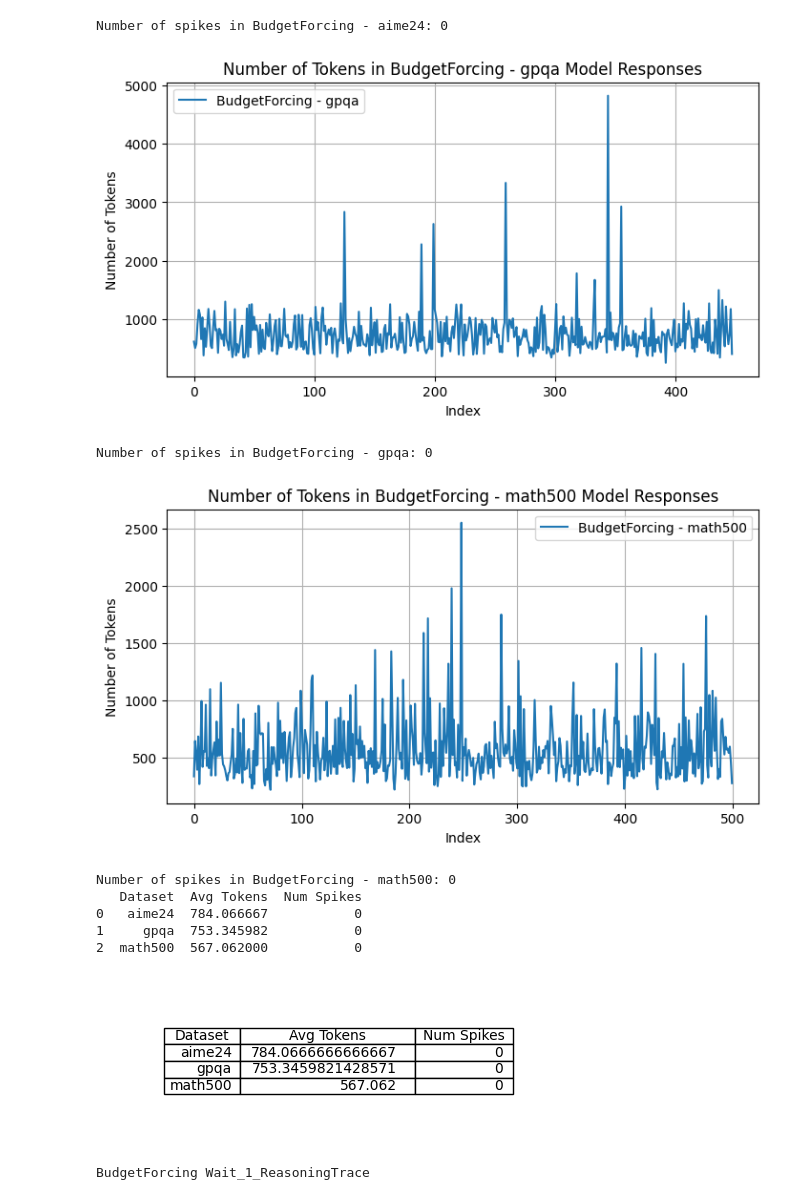
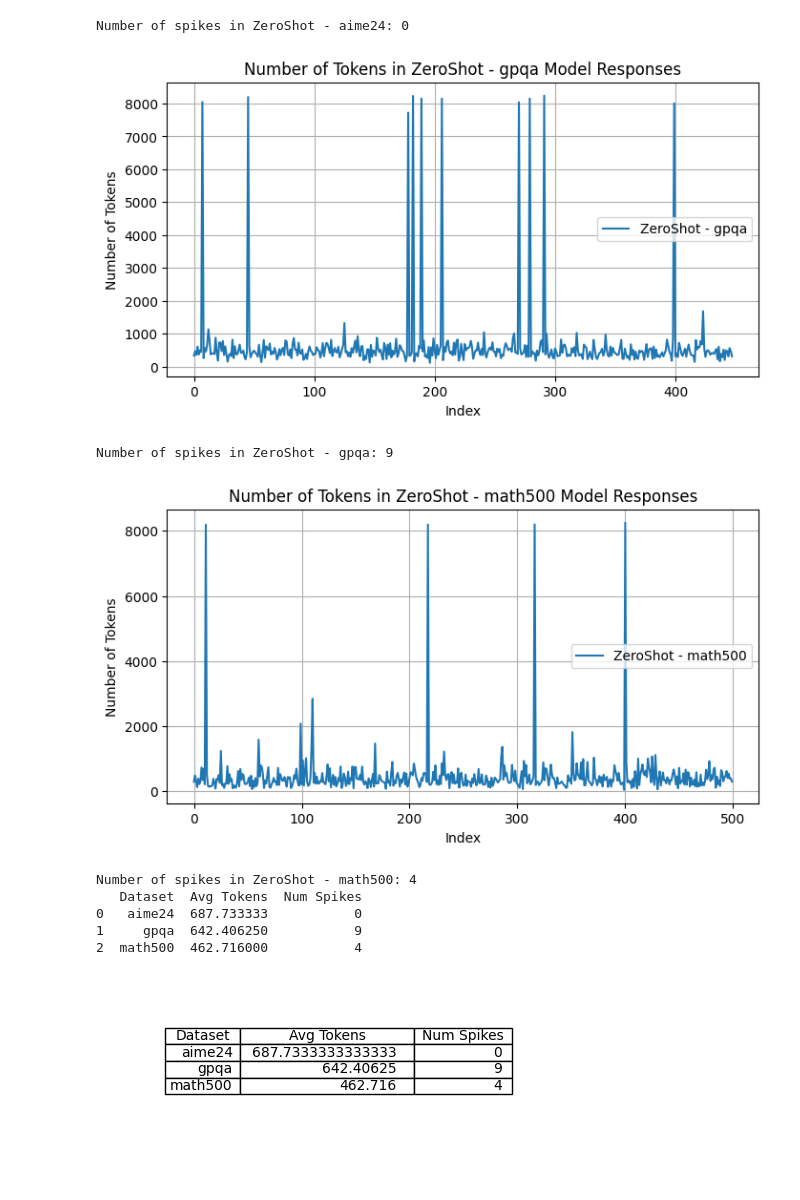
Before and after one commit to yash9439/Test-time-compute-SLMs, a Jupyter notebook: QuantitativeAnalysis/quantitative_phi.ipynb, the cells around one changed output. Saved outputs shown, nothing was run; the diff lists cells and outputs as text; code cells hidden in the pictures.

```diff
--- a/QuantitativeAnalysis/quantitative_phi.ipynb
+++ b/QuantitativeAnalysis/quantitative_phi.ipynb
@@ -1,9 +1,9 @@
 # %%
 file_paths = {
-    "BudgetForcing": {
-        "aime24": "Phi/BudgetForcing_V2/aime24_Phi_BudgetForcing.csv",
-        "gpqa": "Phi/BudgetForcing_V2/gpqa_Phi_BudgetForcing.csv",
-        "math500": "Phi/BudgetForcing_V2/math500_Phi_BudgetForcing.csv",
+    "ZeroShot": {
+        "aime24": "Phi/ZeroShot/aime24_Phi4mini_HF_zeroshot_single.csv",
+        "gpqa": "Phi/ZeroShot/gpqa_Phi4mini_HF_zeroshot_single.csv",
+        "math500": "Phi/ZeroShot/math500_Phi4mini_HF_zeroshot_single.csv",
     }
 }
 # %%
@@ -16,7 +16,8 @@ from transformers import AutoTokenizer
 tokenizer = AutoTokenizer.from_pretrained("unsloth/Llama-3.2-1B-Instruct")
 
 datasets = ["aime24", "gpqa", "math500"]
-response_column = ["ZeroShot_ReasoningTrace", "Wait_1_ReasoningTrace", "Wait_2_ReasoningTrace", "Wait_3_ReasoningTrace"]
+response_column = ["model_response_raw"]
+# response_column = ["ZeroShot_ReasoningTrace", "Wait_1_ReasoningTrace", "Wait_2_ReasoningTrace", "Wait_3_ReasoningTrace"]
 for prompt_type, dataset_paths in file_paths.items():
     for resp_col in response_column:
         print(prompt_type, resp_col)
@@ -80,11 +81,10 @@ BudgetForcing ZeroShot_ReasoningTrace
-Number of spikes in BudgetForcing - aime24: 0
+Number of spikes in ZeroShot - aime24: 0
-[figure, old version]
+[figure, new version]
-Number of spikes in BudgetForcing - gpqa: 0
+Number of spikes in ZeroShot - gpqa: 9
-[figure, old version]
+[figure, new version]
-Number of spikes in BudgetForcing - math500: 0
+Number of spikes in ZeroShot - math500: 4
    Dataset  Avg Tokens  Num Spikes
-0   aime24  784.066667           0
-1     gpqa  753.345982           0
-2  math500  567.062000           0
+0   aime24  687.733333           0
+1     gpqa  642.406250           9
+2  math500  462.716000           4
-[figure, old version]
+[figure, new version]
-BudgetForcing Wait_1_ReasoningTrace
```
Also changed, not shown: parts of 1 cell of this notebook, 4 other files.
